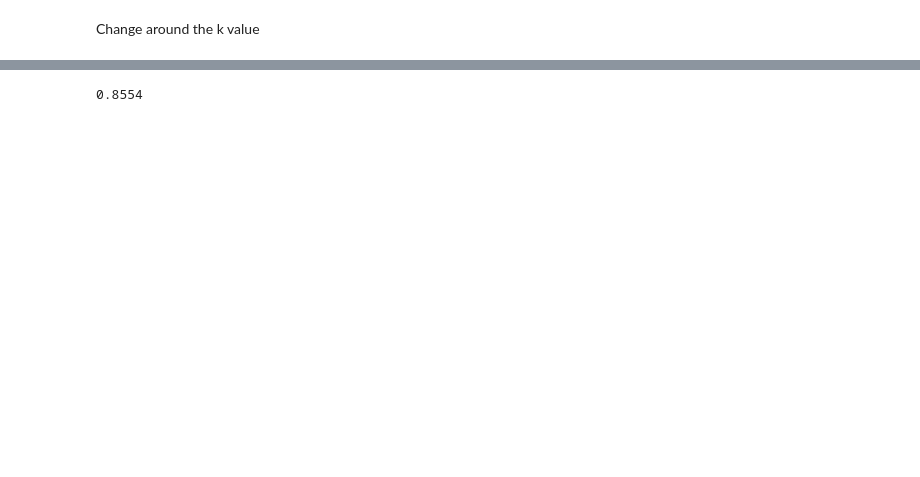
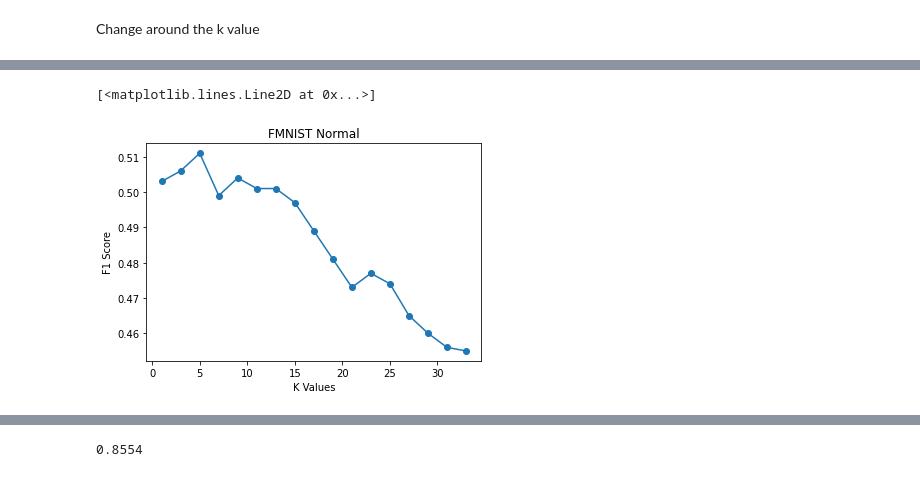
Before and after one commit to hakanjian/MLHW2, a Jupyter notebook: sample.ipynb, the cells around one changed output, grey strips where cells are left out. Saved outputs shown, nothing was run; the diff lists cells and outputs as text; code cells hidden in the pictures; blank space fills up the shorter version.

```diff
--- a/sample.ipynb
+++ b/sample.ipynb
@@ -222,3 +246,16 @@ plt.plot(np.arange(1,35,2),scores, "o-")
+# %%
+scores = []
+for k in range(1,35,2):
+    preds = predict_all(tI, tL, teI, k)
+    scores.append(f1_score(teL, preds, average='micro'))
+
+plt.xlabel('K Values')
+plt.ylabel('F1 Score')
+plt.title('FMNIST Normal')
+plt.plot(np.arange(1,35,2),scores, "o-")
+# %% [output]
+[<matplotlib.lines.Line2D at 0x...>]
+[figure, added]
 # %%
 #Plotting figures
 plt.figure(figsize=(10,10))
```
Also changed, not shown: parts of 14 cells of this notebook.
